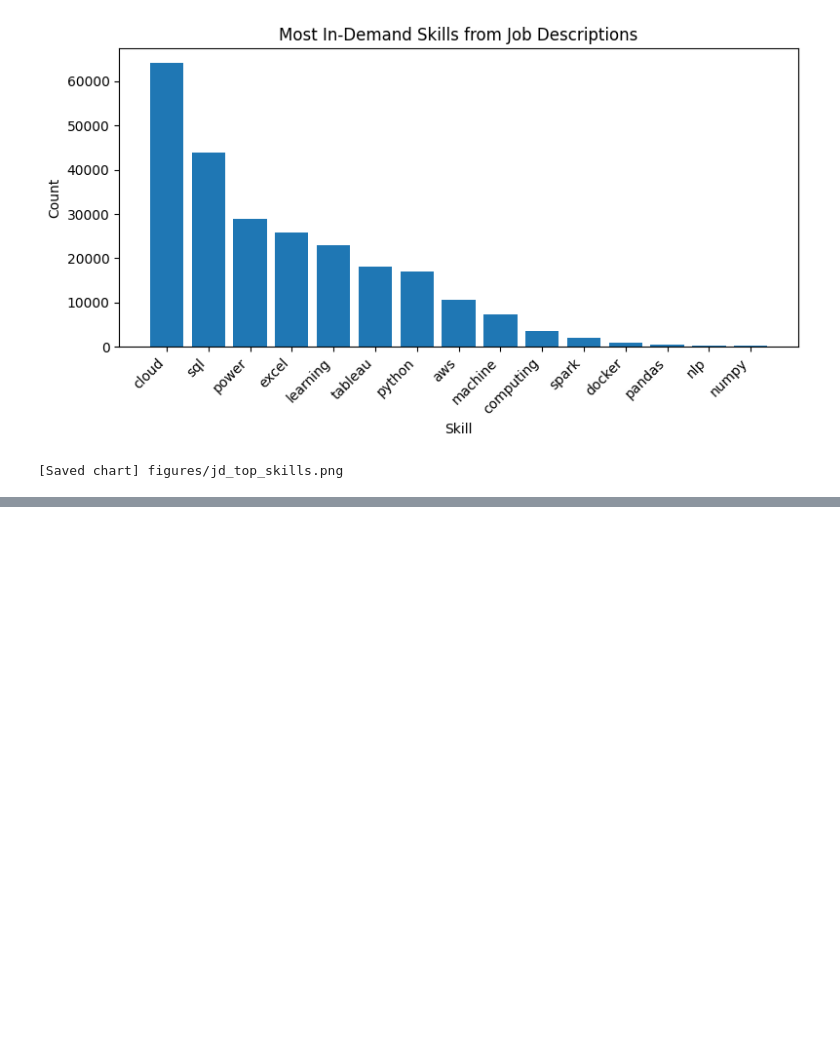
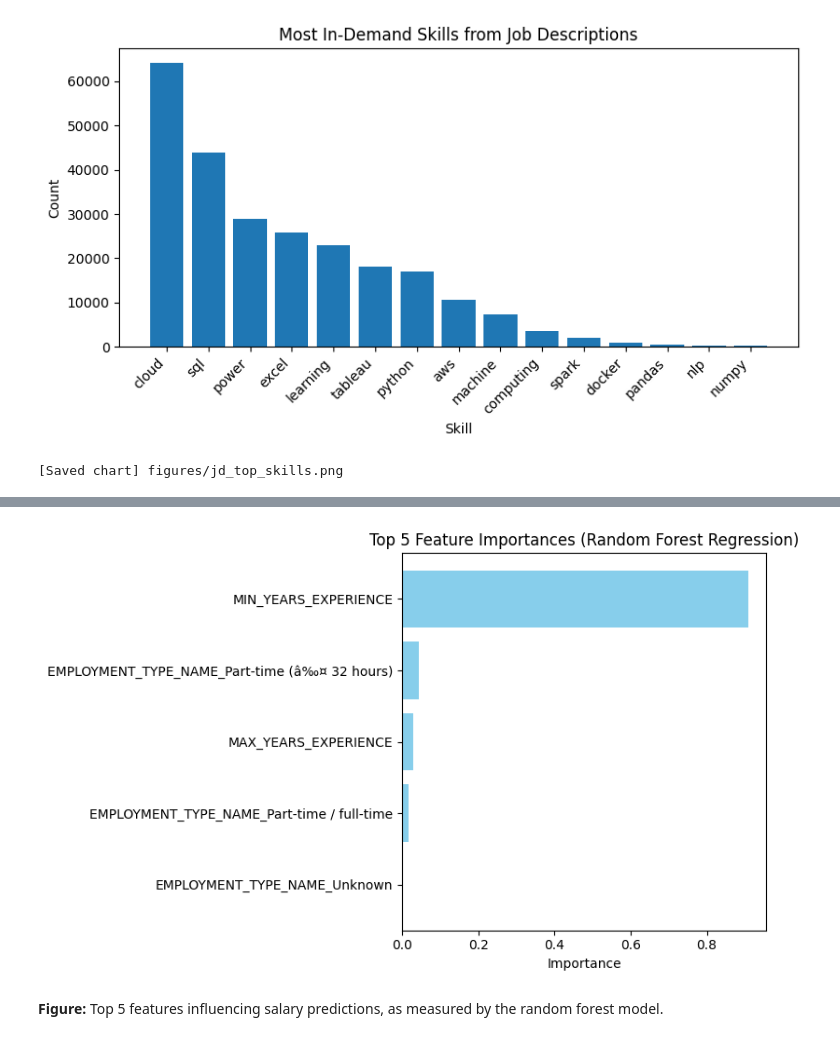
Before and after one commit to leoliu36/ad688-employability-sp25A1-group7, a Jupyter notebook: data_analysis.ipynb, the cells around one changed output, grey strips where cells are left out. Saved outputs shown, nothing was run; the diff lists cells and outputs as text; code cells hidden in the pictures; blank space fills up the shorter version.

```diff
--- a/data_analysis.ipynb
+++ b/data_analysis.ipynb
@@ -559,0 +808,18 @@ Job postings show high demand for Cloud, SQL, Python, ML, and AWS. Our team is s
+# %%
+# Visual: Feature Importance Bar Chart
+import pandas as pd
+
+feat_imp_df = pd.DataFrame({'feature': feature_names, 'importance': importances})
+feat_imp_df = feat_imp_df.sort_values('importance', ascending=False).head(5)
+
+plt.figure(figsize=(8, 5))
+plt.barh(feat_imp_df['feature'], feat_imp_df['importance'], color='skyblue')
+plt.xlabel('Importance')
+plt.title('Top 5 Feature Importances (Random Forest Regression)')
+plt.gca().invert_yaxis()
+plt.tight_layout()
+plt.show()
+# %% [output]
+[figure, added]
+# %% [markdown]
+**Figure:** Top 5 features influencing salary predictions, as measured by the random forest model.
```
Also changed, not shown: parts of 24 cells of this notebook.
